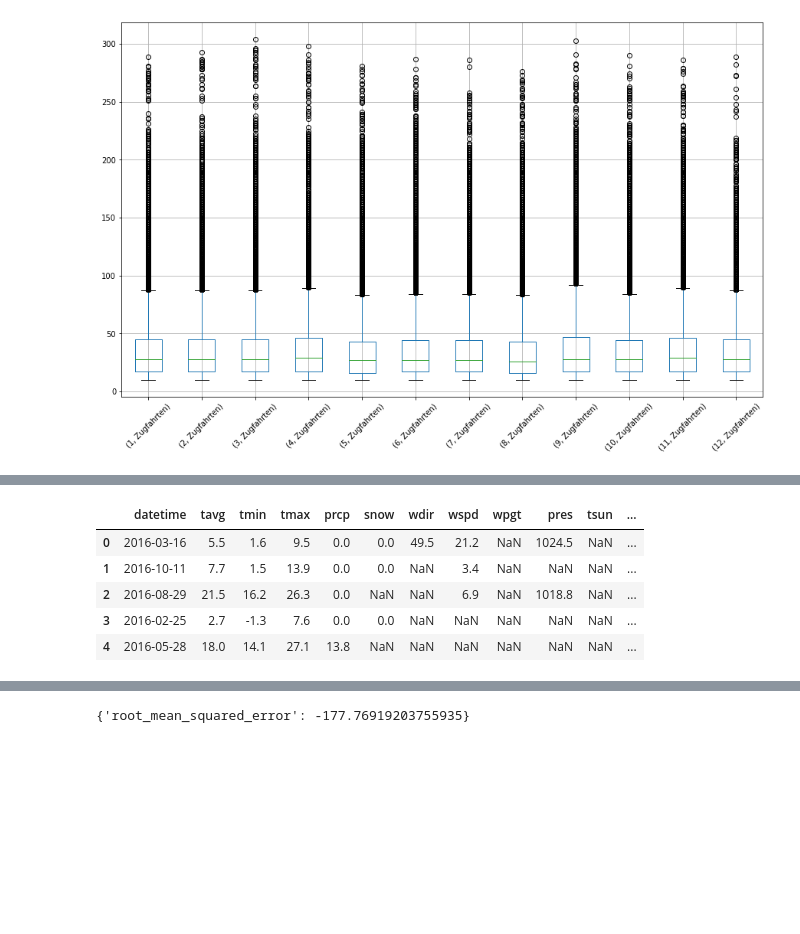
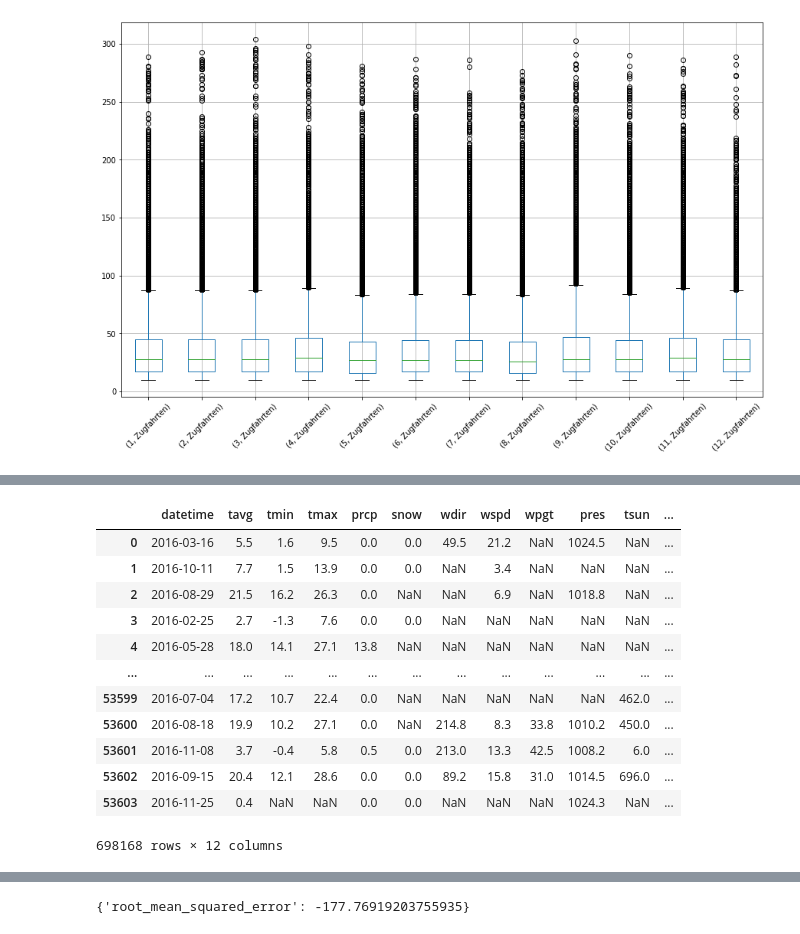
Before and after one commit to shamilnabiyev/open-data-analytics, a Jupyter notebook: data/data-processing.ipynb, the cells around one changed output, grey strips where cells are left out. Drawn from its saved outputs; the diff is of its cells as text; code cells hidden in the pictures; blank space fills up the shorter version.

```diff
--- a/data/data-processing.ipynb
+++ b/data/data-processing.ipynb
@@ -147,13 +154,24 @@ df.head()
 # %%
 df_weather = pd.concat([pd.read_csv('weather-dat-0-100000.csv'),
                         pd.read_csv('weather-dat-100000-200000.csv'),
                         pd.read_csv('weather-dat-200000-300000.csv'),
-                        pd.read_csv('weather-dat-300000-400000.csv')])
-df_weather.head()
+                        pd.read_csv('weather-dat-300000-400000.csv'),
+                        pd.read_csv('weather-dat-400000-500000.csv'),
+                        pd.read_csv('weather-dat-500000-600000.csv'),
+                        pd.read_csv('weather-dat-600000-700000.csv'),
+                        pd.read_csv('weather-dat-700000-800000.csv')])
+df_weather
 # %% [output]
 |  | datetime | tavg | tmin | tmax | prcp | snow | wdir | wspd | wpgt | pres | tsun | ... |
 | 0 | 2016-03-16 | 5.5 | 1.6 | 9.5 | 0.0 | 0.0 | 49.5 | 21.2 | NaN | 1024.5 | NaN | ... |
 | 1 | 2016-10-11 | 7.7 | 1.5 | 13.9 | 0.0 | 0.0 | NaN | 3.4 | NaN | NaN | NaN | ... |
 | 2 | 2016-08-29 | 21.5 | 16.2 | 26.3 | 0.0 | NaN | NaN | 6.9 | NaN | 1018.8 | NaN | ... |
 | 3 | 2016-02-25 | 2.7 | -1.3 | 7.6 | 0.0 | 0.0 | NaN | NaN | NaN | NaN | NaN | ... |
 | 4 | 2016-05-28 | 18.0 | 14.1 | 27.1 | 13.8 | NaN | NaN | NaN | NaN | NaN | NaN | ... |
+| ... | ... | ... | ... | ... | ... | ... | ... | ... | ... | ... | ... | ... |
+| 53599 | 2016-07-04 | 17.2 | 10.7 | 22.4 | 0.0 | NaN | NaN | NaN | NaN | NaN | 462.0 | ... |
+| 53600 | 2016-08-18 | 19.9 | 10.2 | 27.1 | 0.0 | NaN | 214.8 | 8.3 | 33.8 | 1010.2 | 450.0 | ... |
+| 53601 | 2016-11-08 | 3.7 | -0.4 | 5.8 | 0.5 | 0.0 | 213.0 | 13.3 | 42.5 | 1008.2 | 6.0 | ... |
+| 53602 | 2016-09-15 | 20.4 | 12.1 | 28.6 | 0.0 | 0.0 | 89.2 | 15.8 | 31.0 | 1014.5 | 696.0 | ... |
+| 53603 | 2016-11-25 | 0.4 | NaN | NaN | 0.0 | 0.0 | NaN | NaN | NaN | 1024.3 | NaN | ... |
+698168 rows × 12 columns
```
Also changed, not shown: parts of 12 cells of this notebook, 1 other file.
